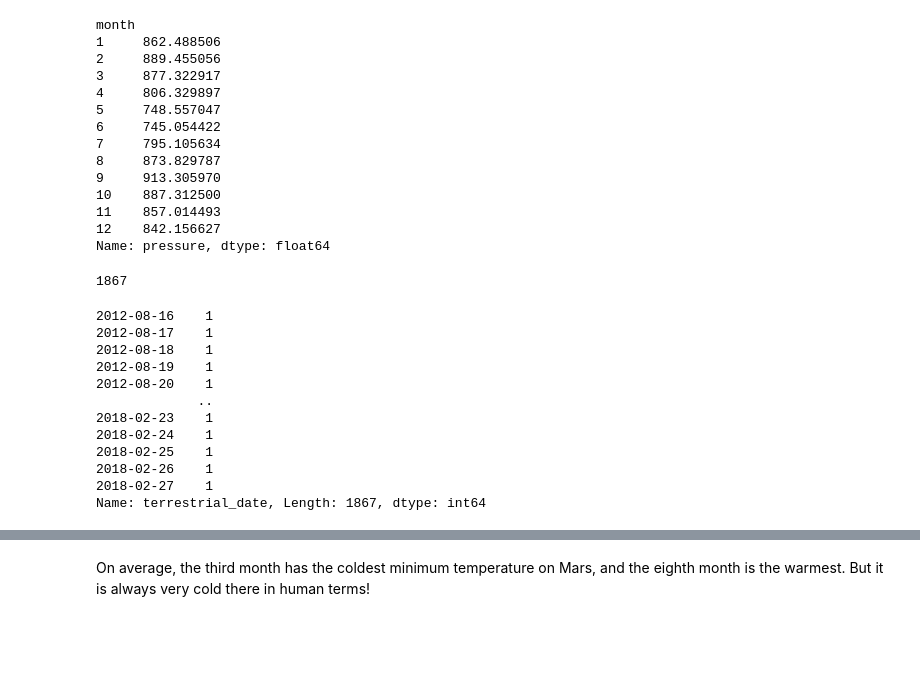
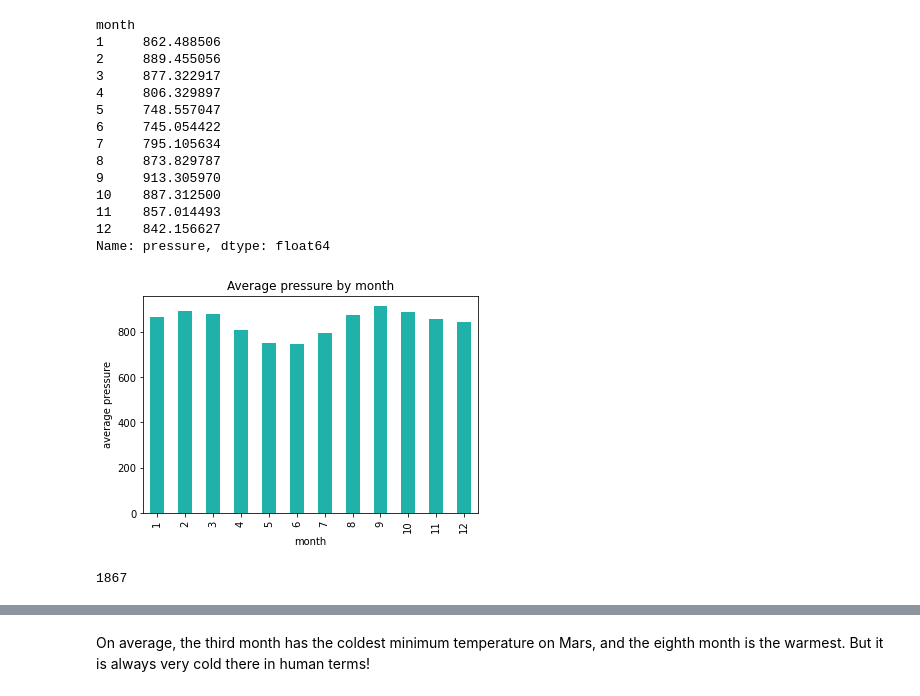
Before and after one commit to kaakabogu/web-scraping, a Jupyter notebook: Starter_Code/part_2_mars_weather.ipynb, the cells around one changed output, grey strips where cells are left out. Drawn from its saved outputs; the diff is of its cells as text; code cells hidden in the pictures; blank space fills up the shorter version.

```diff
--- a/Starter_Code/part_2_mars_weather.ipynb
+++ b/Starter_Code/part_2_mars_weather.ipynb
@@ -274,6 +278,7 @@ Name: min_temp, dtype: float64
 # %%
 # 4. Average pressure by Martian month
-mars_temp_data.groupby('month')['pressure'].mean()
+average_pressure = mars_temp_data.groupby('month')['pressure'].mean()
+average_pressure
 # %% [output]
 month
 1     862.488506
@@ -294,20 +297,20 @@ Name: pressure, dtype: float64
+# %%
+# Plot the average pressure by month
+average_pressure.plot(kind='bar',color='lightseagreen')
+
+# Add labels and title
+plt.xlabel('month')
+plt.ylabel('average pressure')
+plt.title('Average pressure by month')
+
+# save figure
+plt.savefig("Average pressure.png", dpi =300, bbox_inches='tight')
+# Show plot
+plt.show()
+# %% [output]
+[figure, added]
 # %%
 # 5. How many terrestrial (earth) days are there in a Martian year?
 mars_temp_data['terrestrial_date'].nunique()
 # %% [output]
 1867
-# %%
-mars_temp_data['terrestrial_date'].value_counts().sort_index()
-# %% [output]
-2012-08-16    1
-2012-08-17    1
-2012-08-18    1
-2012-08-19    1
-2012-08-20    1
-             ..
-2018-02-23    1
-2018-02-24    1
-2018-02-25    1
-2018-02-26    1
-2018-02-27    1
-Name: terrestrial_date, Length: 1867, dtype: int64
```
Also changed, not shown: parts of 12 cells of this notebook, 4 other files.
